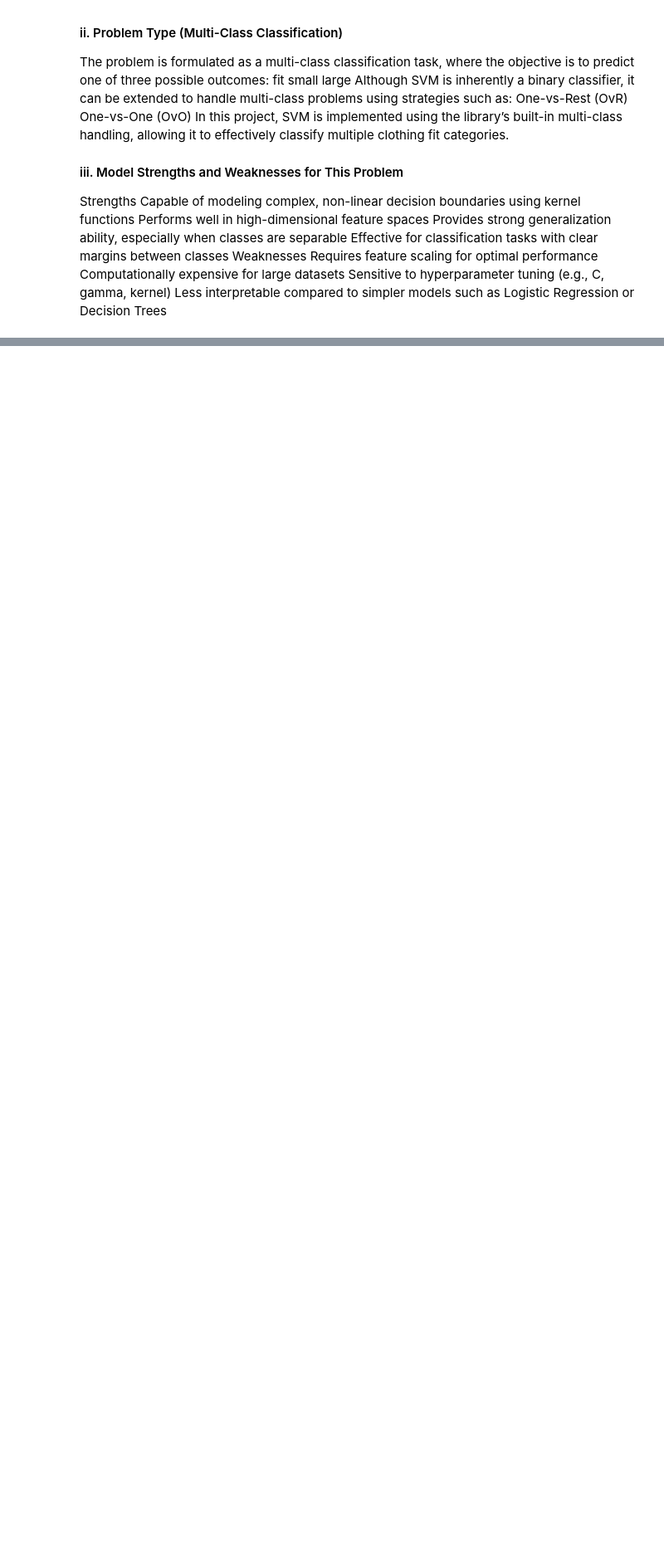
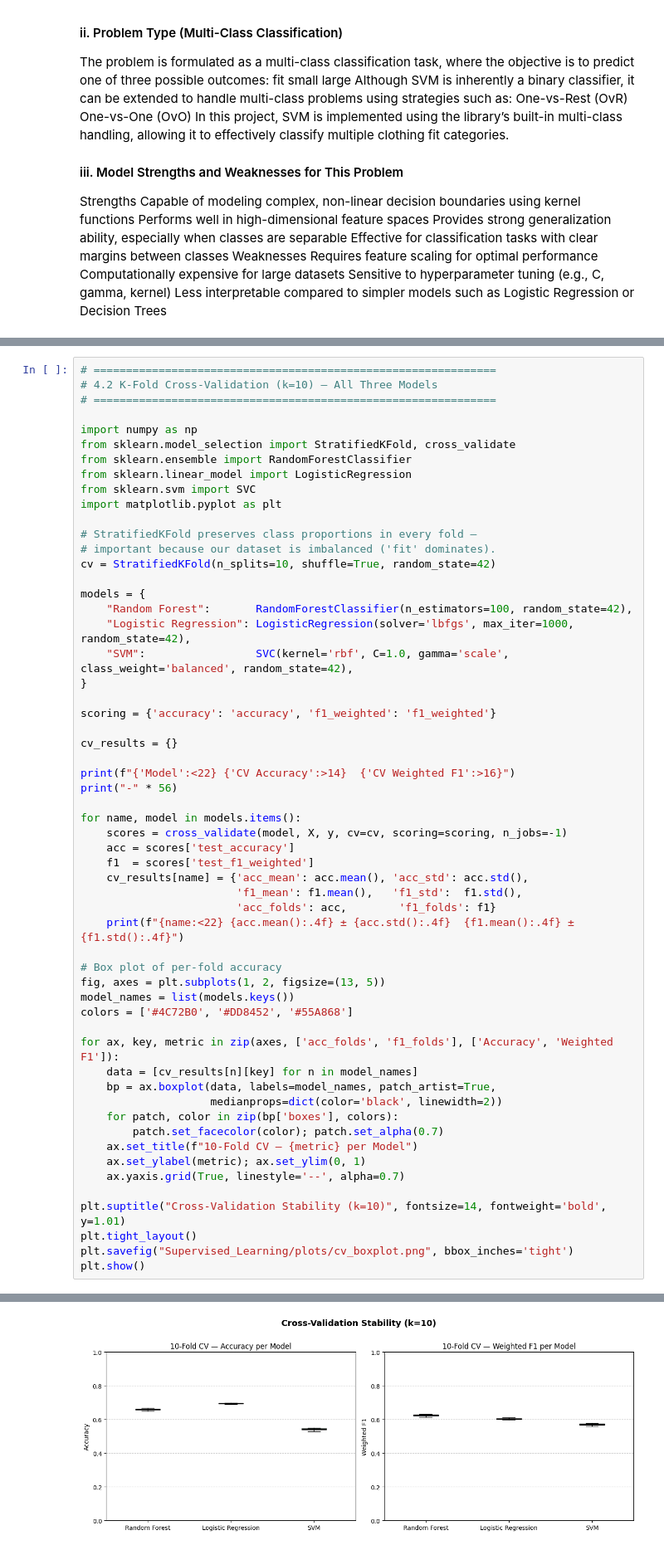
Before and after one commit to alameer515/SWE485-Project-Group10, a Jupyter notebook: Phase1_Supervised_Learning.ipynb, the cells around one changed output, grey strips where cells are left out. Shown at 83% size. Drawn from its saved outputs; the diff is of its cells as text; blank space fills up the shorter version.

```diff
--- a/Phase1_Supervised_Learning.ipynb
+++ b/Phase1_Supervised_Learning.ipynb
@@ -630,0 +644,58 @@ Confusion matrix saved to plots folder.
+# %%
+# ==============================================================
+# 4.2 K-Fold Cross-Validation (k=10) — All Three Models
+# ==============================================================
+
+import numpy as np
+from sklearn.model_selection import StratifiedKFold, cross_validate
+from sklearn.ensemble import RandomForestClassifier
+from sklearn.linear_model import LogisticRegression
+from sklearn.svm import SVC
+import matplotlib.pyplot as plt
+
+# StratifiedKFold preserves class proportions in every fold —
+# important because our dataset is imbalanced ('fit' dominates).
+cv = StratifiedKFold(n_splits=10, shuffle=True, random_state=42)
+
+models = {
+    "Random Forest":       RandomForestClassifier(n_estimators=100, random_state=42),
+    "Logistic Regression": LogisticRegression(solver='lbfgs', max_iter=1000, random_state=42),
+    "SVM":                 SVC(kernel='rbf', C=1.0, gamma='scale', class_weight='balanced', random_state=42),
+}
+
+scoring = {'accuracy': 'accuracy', 'f1_weighted': 'f1_weighted'}
+
+cv_results = {}
+
+print(f"{'Model':<22} {'CV Accuracy':>14}  {'CV Weighted F1':>16}")
+print("-" * 56)
+
+for name, model in models.items():
+    scores = cross_validate(model, X, y, cv=cv, scoring=scoring, n_jobs=-1)
+    acc = scores['test_accuracy']
+    f1  = scores['test_f1_weighted']
+    cv_results[name] = {'acc_mean': acc.mean(), 'acc_std': acc.std(),
+                        'f1_mean': f1.mean(),   'f1_std':  f1.std(),
+                        'acc_folds': acc,        'f1_folds': f1}
+    print(f"{name:<22} {acc.mean():.4f} ± {acc.std():.4f}  {f1.mean():.4f} ± {f1.std():.4f}")
+
+# Box plot of per-fold accuracy
+fig, axes = plt.subplots(1, 2, figsize=(13, 5))
+model_names = list(models.keys())
+colors = ['#4C72B0', '#DD8452', '#55A868']
+
+for ax, key, metric in zip(axes, ['acc_folds', 'f1_folds'], ['Accuracy', 'Weighted F1']):
+    data = [cv_results[n][key] for n in model_names]
+    bp = ax.boxplot(data, labels=model_names, patch_artist=True,
+                    medianprops=dict(color='black', linewidth=2))
+    for patch, color in zip(bp['boxes'], colors):
+        patch.set_facecolor(color); patch.set_alpha(0.7)
+    ax.set_title(f"10-Fold CV — {metric} per Model")
+    ax.set_ylabel(metric); ax.set_ylim(0, 1)
+    ax.yaxis.grid(True, linestyle='--', alpha=0.7)
+
+plt.suptitle("Cross-Validation Stability (k=10)", fontsize=14, fontweight='bold', y=1.01)
+plt.tight_layout()
+plt.savefig("Supervised_Learning/plots/cv_boxplot.png", bbox_inches='tight')
+plt.show()
+# %% [output]
@@ -630,0 +707 @@ Confusion matrix saved to plots folder.
+[figure, added]
```
Also changed, not shown: parts of 14 cells of this notebook, 4 other files.
